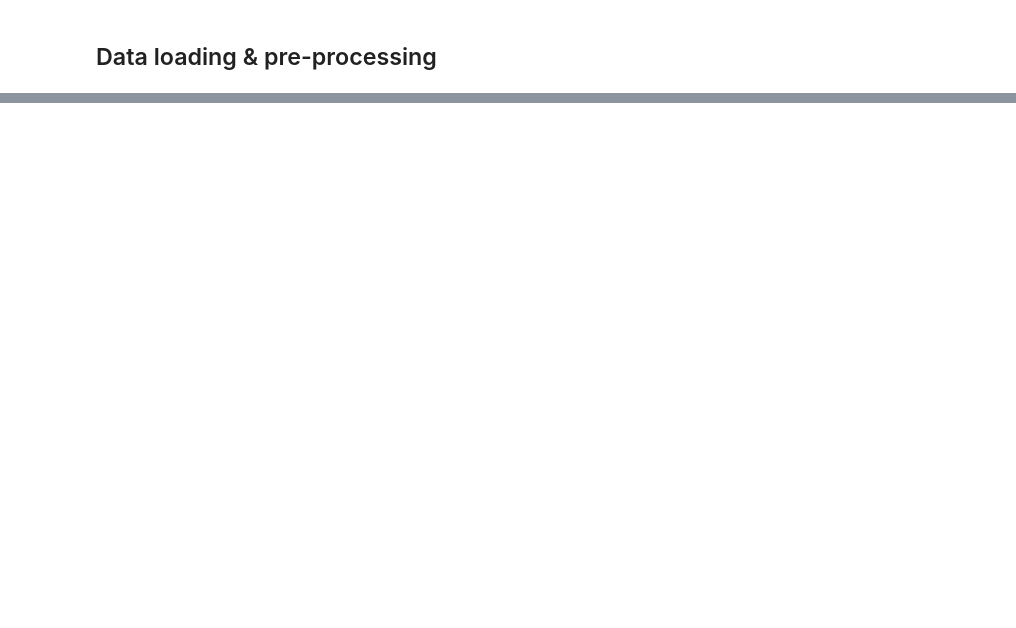
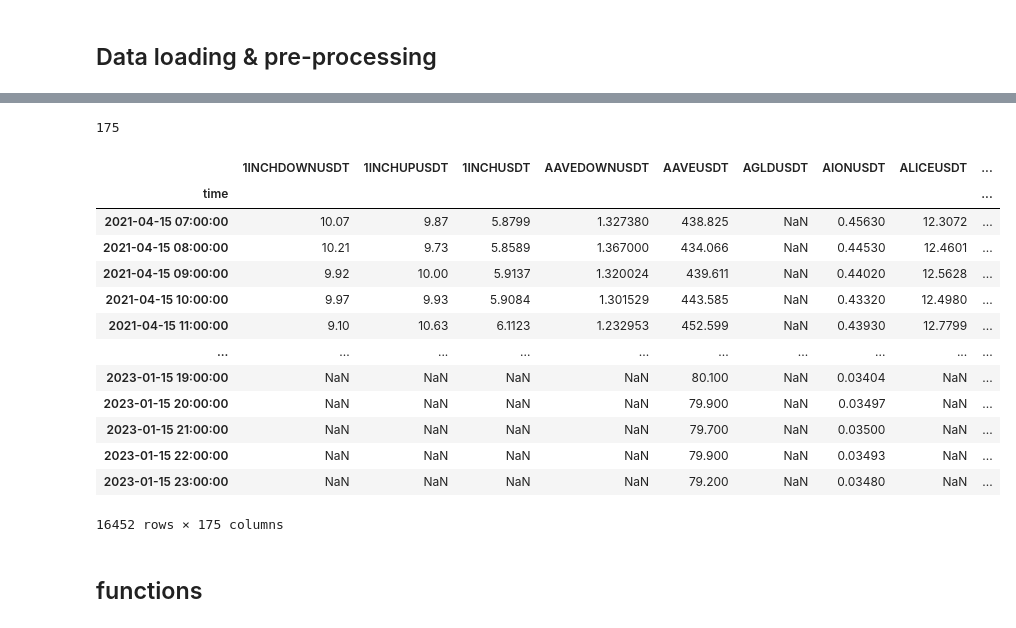
Before and after one commit to Uniblake/fin525, a Jupyter notebook: project_week10.ipynb, the cells around one changed output, grey strips where cells are left out. Saved outputs shown, nothing was run; the diff lists cells and outputs as text; code cells hidden in the pictures; blank space fills up the shorter version.

Commit message:
update chunk merge

```diff
--- a/project_week10.ipynb
+++ b/project_week10.ipynb
@@ -188,0 +170,10 @@ plt.show()
+# %%
+def merge_all_chunks(arr_id):
+    df_arr = [pd.read_pickle(f"data/clean/{i}.pkl") for i in arr_id]
+    for each in df_arr:
+        print(each)
+    res = merge_assets(df_arr, "time")
+    return res
+# %%
+res = merge_all_chunks([i for i in range(6)])
+len(res.columns)
@@ -188,0 +205,4 @@ plt.show()
+# %%
+res1 = merge_all_chunks([i for i in range(6, 12)])
+len(res1.columns)
+res1.to_pickle(f"data/clean/6-11.pkl")
@@ -188,0 +227,4 @@ plt.show()
+# %%
+res2 = merge_all_chunks([i for i in range(12, 18)])
+len(res2.columns)
+res2.to_pickle(f"data/clean/12-17.pkl")
@@ -188,0 +249,22 @@ plt.show()
+# %%
+pd_whole = merge_assets([res, res1, res2], "time")
+print(len(pd_whole.columns))
+pd_whole
+# %% [output]
+175
+|  | 1INCHDOWNUSDT | 1INCHUPUSDT | 1INCHUSDT | AAVEDOWNUSDT | AAVEUSDT | AGLDUSDT | AIONUSDT | ALICEUSDT | ... |
+| time |  |  |  |  |  |  |  |  | ... |
+| 2021-04-15 07:00:00 | 10.07 | 9.87 | 5.8799 | 1.327380 | 438.825 | NaN | 0.45630 | 12.3072 | ... |
+| 2021-04-15 08:00:00 | 10.21 | 9.73 | 5.8589 | 1.367000 | 434.066 | NaN | 0.44530 | 12.4601 | ... |
+| 2021-04-15 09:00:00 | 9.92 | 10.00 | 5.9137 | 1.320024 | 439.611 | NaN | 0.44020 | 12.5628 | ... |
+| 2021-04-15 10:00:00 | 9.97 | 9.93 | 5.9084 | 1.301529 | 443.585 | NaN | 0.43320 | 12.4980 | ... |
+| 2021-04-15 11:00:00 | 9.10 | 10.63 | 6.1123 | 1.232953 | 452.599 | NaN | 0.43930 | 12.7799 | ... |
+| ... | ... | ... | ... | ... | ... | ... | ... | ... | ... |
+| 2023-01-15 19:00:00 | NaN | NaN | NaN | NaN | 80.100 | NaN | 0.03404 | NaN | ... |
+| 2023-01-15 20:00:00 | NaN | NaN | NaN | NaN | 79.900 | NaN | 0.03497 | NaN | ... |
+| 2023-01-15 21:00:00 | NaN | NaN | NaN | NaN | 79.700 | NaN | 0.03500 | NaN | ... |
+| 2023-01-15 22:00:00 | NaN | NaN | NaN | NaN | 79.900 | NaN | 0.03493 | NaN | ... |
+| 2023-01-15 23:00:00 | NaN | NaN | NaN | NaN | 79.200 | NaN | 0.03480 | NaN | ... |
+16452 rows × 175 columns
+# %% [markdown]
+## functions
```
Also changed, not shown: parts of 24 cells of this notebook.
